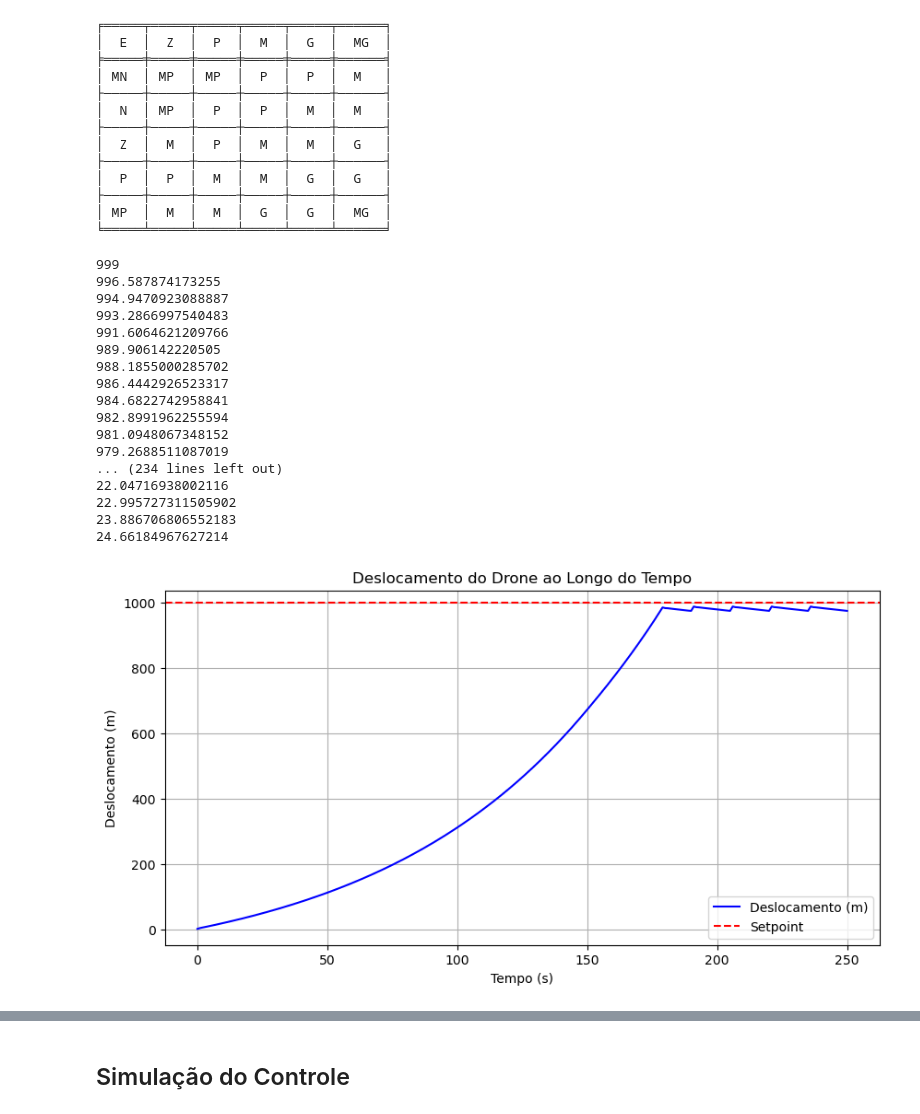
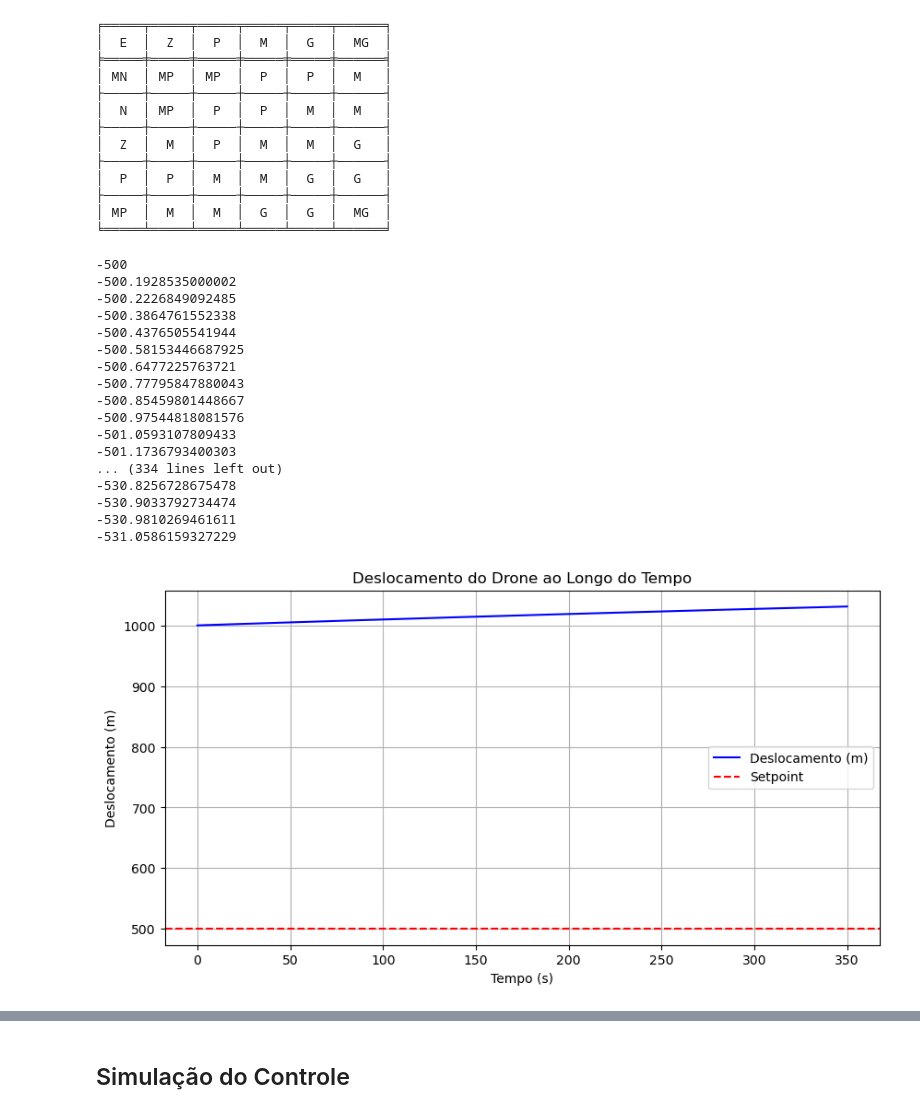
Before and after one commit to bsmvictor/C213-ControleFuzzyPD, a Jupyter notebook: FuzzyPD.ipynb, the cells around one changed output, grey strips where cells are left out. Drawn from its saved outputs; the diff is of its cells as text; code cells hidden in the pictures.

Commit message:
feat: ajuste fino da subida

```diff
--- a/FuzzyPD.ipynb
+++ b/FuzzyPD.ipynb
@@ -105,13 +105,13 @@ print(tabulate(pivotTable, headers='keys', tablefmt='fancy_grid', stralign='cent
 │ MP  │  M  │  M  │  G  │  G  │  MG  │
 ╘═════╧═════╧═════╧═════╧═════╧══════╛
 # %%
-setpoint = 1000  # Altitude desejada (em metros)
-d_t_minus_1 = 1  # posição atual do drone, em metros
-tempo = 250  # Tempo de simulação (em segundos)
+setpoint = 500  # Altitude desejada (em metros)
+d_t_minus_1 = 1000 # posição atual do drone, em metros
+tempo = 350  # Tempo de simulação (em segundos)
 dt = 1  # Intervalo de tempo (em segundos)
 
 # Parâmetros do sistema fuzzy
-FA = 100  # Fator de Ajuste
+FA = 0.9  # Fator de Ajuste
 U_max = 4  # Velocidade máxima de descida (m/s)
 
 # Configurando o sistema de controle
@@ -129,71 +129,78 @@ deslocamentos = [d_t_minus_1]
 erros = [setpoint - d_t_minus_1]
 
 for t in range(1, tempo + 1):
-    # Calcular o erro
-    erro_atual = setpoint - d_t_minus_1
+
+    if erros[0] > 0:
+        erro_atual = setpoint + d_t_minus_1
+    else:
+        erro_atual = setpoint - d_t_minus_1
+
     erros.append(erro_atual)
 
     print(erro_atual)
 
     if erro_atual < 10:
-        FA = 97.7/100
+        FA = 98.4825/100
     elif erro_atual < 25:
-        FA = 98.6/100
+        FA = 99.4/100
     else:
         FA = 99.8/100
-
 
     delta_erro_atual = (erros[-1] - erros[-2]) / dt  # Taxa de variação do erro
 
     # Configurar entradas do sistema fuzzy
     ControleErro.input['erro'] = erro_atual
     ControleErro.input['delta_erro'] = delta_erro_atual
 
     # Realizar o cálculo fuzzy
     ControleErro.compute()
 
-      # Obter a saída defuzzyficada (potência do motor)
+     # Obter a saída defuzzyficada (potência do motor)
     P_Motor = ControleErro.output['potencia_motor']
 
-    # Divisão da potência entre os motores
-    P_H13 = P_Motor
-    P_H24 = P_Motor
+    # Atualizar a potência dos motores
+    if abs(erro_atual) > 5: # Tolerância ao erro - Erro "Zero"
+        P_H13 = P_Motor
+        P_H24 = P_Motor
+    else:
+        P_H13 = 0.353
+        P_H24 = 0.353
 
     # Atualizar o deslocamento com a função de transferência
     d_t = FA * d_t_minus_1 * 1.01398 + (0.5 * (U_max * P_H13 + U_max * P_H24))
     deslocamentos.append(d_t)
 
     # Atualizar o deslocamento anterior
     d_t_minus_1 = d_t
 
 # Gráficos
 plt.figure(figsize=(10, 5))
 
 # Gráfico do deslocamento
 plt.plot(range(len(deslocamentos)), deslocamentos, label='Deslocamento (m)', color='blue')
 plt.axhline(setpoint, color='red', linestyle='--', label='Setpoint')
 plt.xlabel('Tempo (s)')
 plt.ylabel('Deslocamento (m)')
 plt.title('Deslocamento do Drone ao Longo do Tempo')
 plt.grid()
 plt.legend()
 plt.show()
 # %% [output]
-999
-996.587874173255
-994.9470923088887
-993.2866997540483
-991.6064621209766
-989.906142220505
-988.1855000285702
-986.4442926523317
-984.6822742958841
-982.8991962255594
-981.0948067348152
-979.2688511087019
-... (234 lines left out)
-22.04716938002116
-22.995727311505902
-23.886706806552183
-24.66184967627214
+-500
+-500.1928535000002
+-500.2226849092485
+-500.3864761552338
+-500.4376505541944
+-500.58153446687925
+-500.6477225763721
+-500.77795847880043
+-500.85459801448667
+-500.97544818081576
+-501.0593107809433
+-501.1736793400303
+... (334 lines left out)
+-530.8256728675478
+-530.9033792734474
+-530.9810269461611
+-531.0586159327229
-[figure, old version]
+[figure, new version]
```
Also changed, not shown: parts of 1 cell of this notebook.
